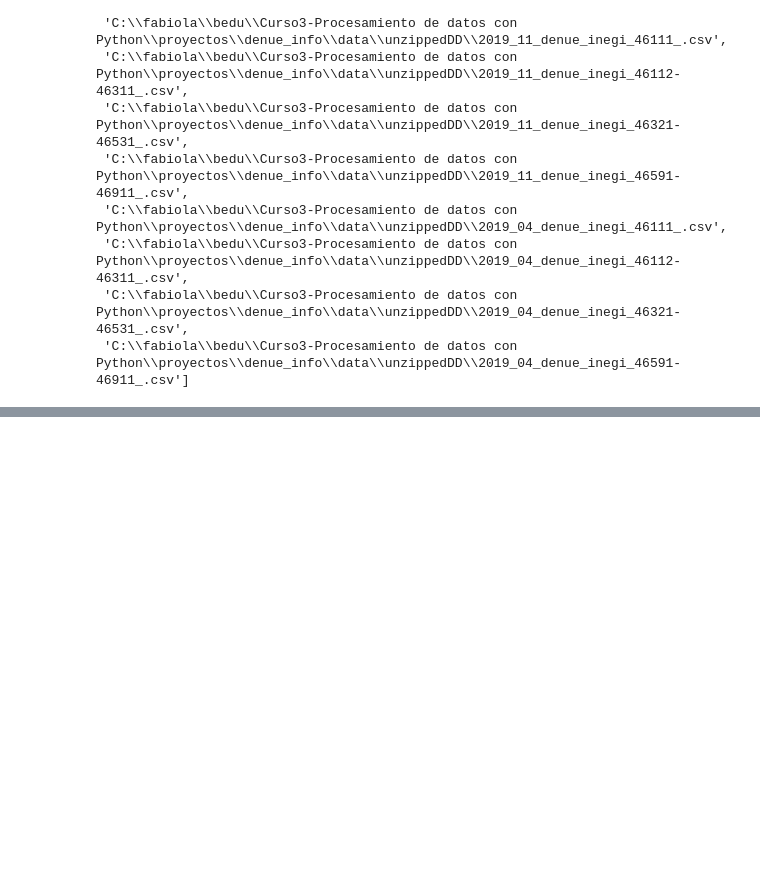
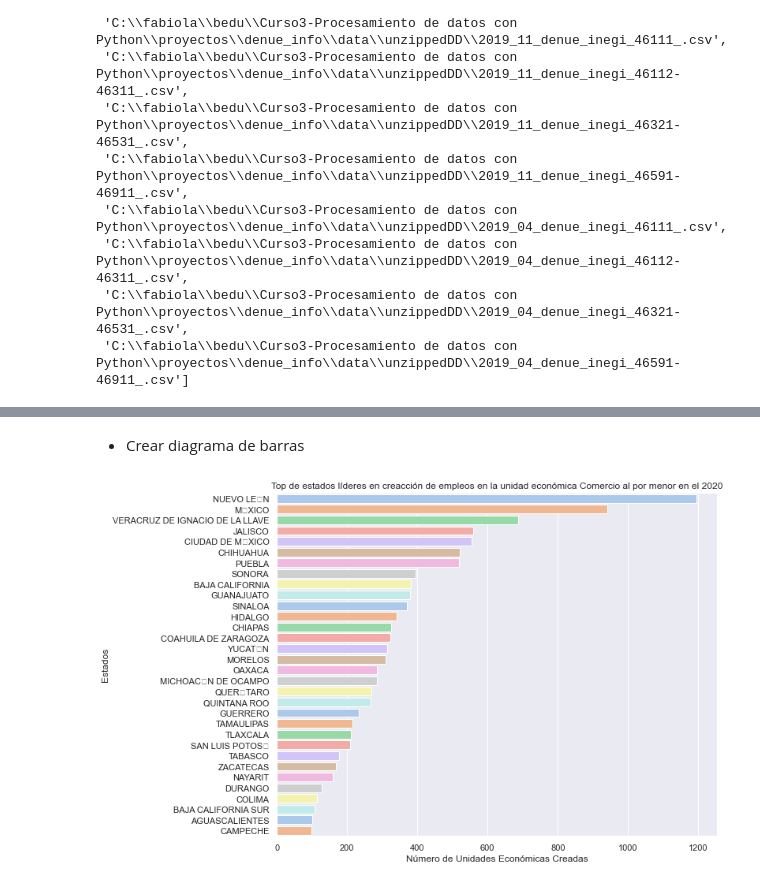
Before and after one commit to frasgado/DENUE_INFO, a Jupyter notebook: Analisis_DENUE.ipynb, the cells around one changed output, grey strips where cells are left out. Cells and saved outputs as stored; diff of their text form; code cells hidden in the pictures; blank space fills up the shorter version.

```diff
--- a/Analisis_DENUE.ipynb
+++ b/Analisis_DENUE.ipynb
@@ -335,0 +937,15 @@ result.tail(5)
+# %%
+# Poner cero a valores nulos
+
+# snippet no funciona
+# df_obj = e_creadasen2020_df.select_dtypes(['object'])
+# df_obj = e_creadasen2020_df.select_dtypes(e_creadasen2020_df[e_creadasen2020_df['cod_postal']])
+# e_creadasen2020_df[df_obj.columns] = df_obj.apply(lambda serie: serie.fillna(0))
+
+f_serie = pd.Series([])
+f_serie = result['cod_postal'].fillna(0)
+result['cod_postal'] = f_serie
+
+# Convertir el tipo de datos de 'cod_postal' float64 a int
+result.cod_postal = result.cod_postal.astype(int)
+result.head()
@@ -335,0 +982,5 @@ result.tail(5)
+# %%
+# Identificando unidades económicas dados de alta en el 2020
+
+e_creadasen2020_df = result [ result['fecha_alta'].str.slice(0, 4) == '2020']
+len(e_creadasen2020_df)
@@ -335,0 +1029,11 @@ result.tail(5)
+# %%
+# e_creadasen2020_df.groupby(['cve_ent', 'entidad']).size()
+# tabulador_df = e_creadasen2020_df.groupby(['cve_ent', 'entidad']).size().reset_index(name="count")
+tabulador_df = e_creadasen2020_df.groupby(['entidad']).size().reset_index(name="count")
+tabulador_df = tabulador_df.sort_values(by=['count'], ascending=False)
+tabulador_df = tabulador_df.reset_index()
+tabulador_df.drop('index', axis=1, inplace=True)
+print('------------------------------------------------------------------------------------------------------')
+print('Top de estados líderes en creacción de empleos en la unidad económica Comercio al por menor en el 2020')
+print('------------------------------------------------------------------------------------------------------')
+print(tabulador_df)
@@ -335,0 +1058,13 @@ result.tail(5)
+# %% [markdown]
+- Crear diagrama de barras
+# %%
+sns.set()
+plt.figure(figsize=(10, 8))
+plt.title('Top de estados líderes en creacción de empleos en la unidad económica Comercio al por menor en el 2020')
+
+sns.barplot(data=tabulador_df, y='entidad', x='count', palette='pastel')
+plt.xlabel('Número de Unidades Económicas Creadas')
+plt.ylabel('Estados')
+plt.show()
+# %% [output]
+[figure, added]
```
Also changed, not shown: parts of 103 cells of this notebook, 5 other files.
